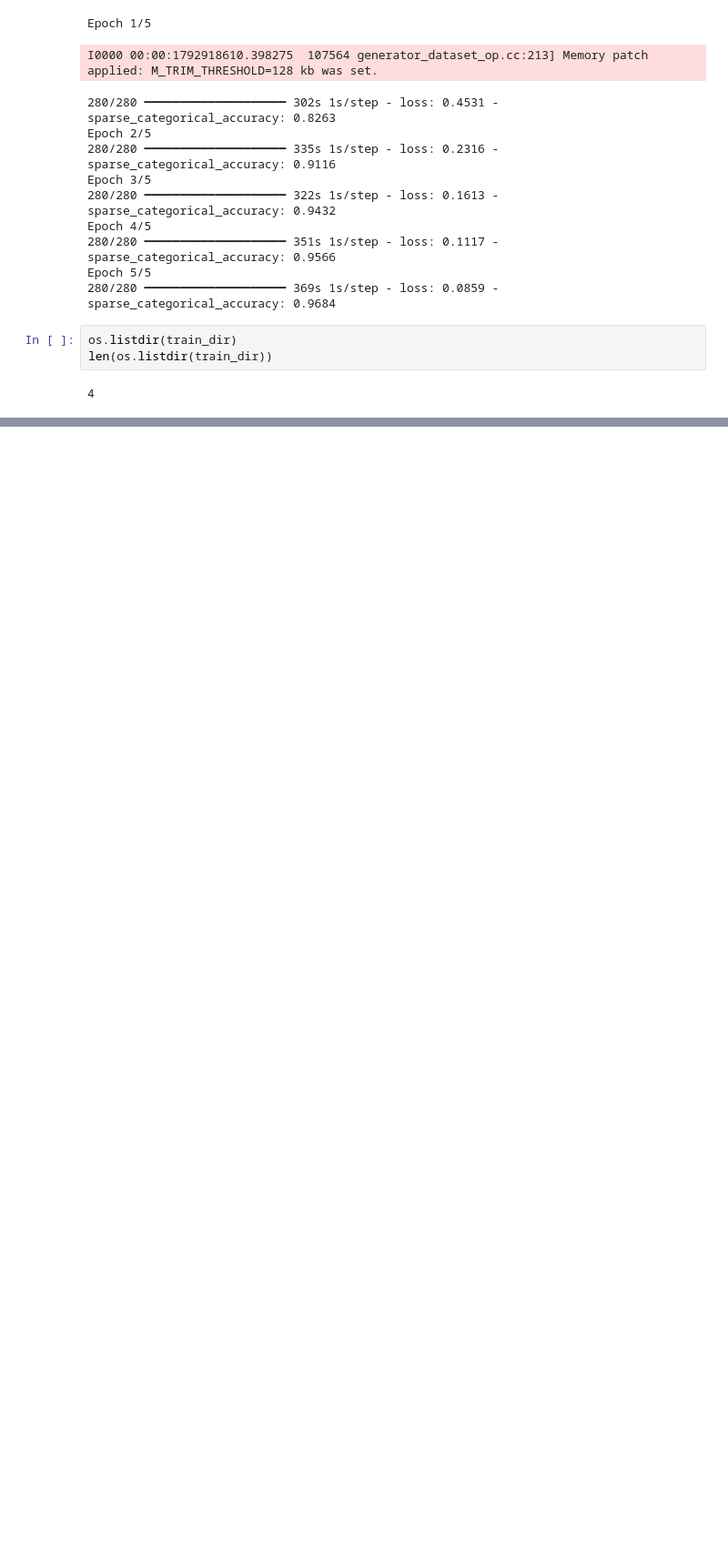
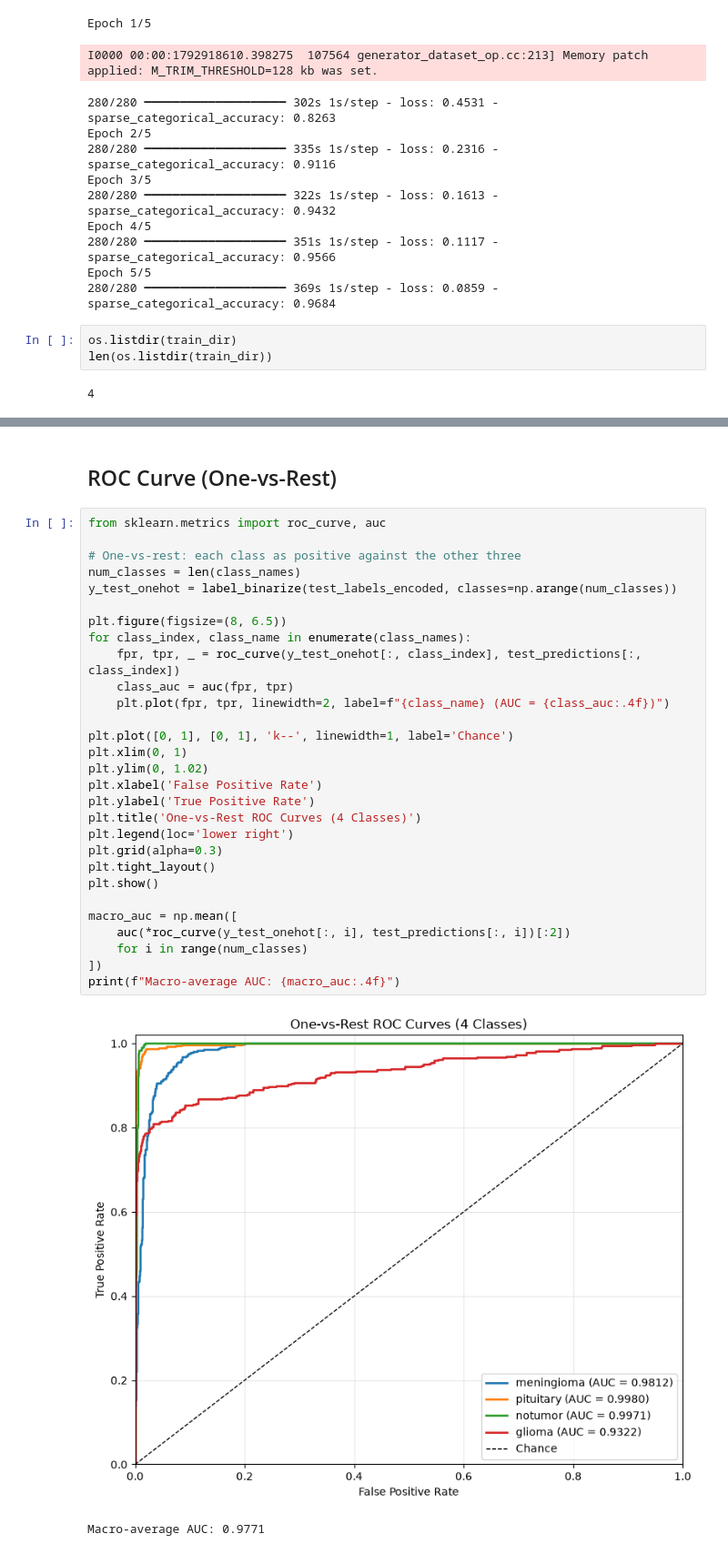
Before and after one commit to Nishanta04/MRI_Detection, a Jupyter notebook: VGG16.ipynb, the cells around one changed output, grey strips where cells are left out. Shown at 91% size. Drawn from its saved outputs; the diff is of its cells as text; blank space fills up the shorter version.

```diff
--- a/VGG16.ipynb
+++ b/VGG16.ipynb
@@ -390,0 +338,34 @@ plt.show()
+# %% [markdown]
+## ROC Curve (One-vs-Rest)
+# %%
+from sklearn.metrics import roc_curve, auc
+
+# One-vs-rest: each class as positive against the other three
+num_classes = len(class_names)
+y_test_onehot = label_binarize(test_labels_encoded, classes=np.arange(num_classes))
+
+plt.figure(figsize=(8, 6.5))
+for class_index, class_name in enumerate(class_names):
+    fpr, tpr, _ = roc_curve(y_test_onehot[:, class_index], test_predictions[:, class_index])
+    class_auc = auc(fpr, tpr)
+    plt.plot(fpr, tpr, linewidth=2, label=f"{class_name} (AUC = {class_auc:.4f})")
+
+plt.plot([0, 1], [0, 1], 'k--', linewidth=1, label='Chance')
+plt.xlim(0, 1)
+plt.ylim(0, 1.02)
+plt.xlabel('False Positive Rate')
+plt.ylabel('True Positive Rate')
+plt.title('One-vs-Rest ROC Curves (4 Classes)')
+plt.legend(loc='lower right')
+plt.grid(alpha=0.3)
+plt.tight_layout()
+plt.show()
+
+macro_auc = np.mean([
+    auc(*roc_curve(y_test_onehot[:, i], test_predictions[:, i])[:2])
+    for i in range(num_classes)
+])
+print(f"Macro-average AUC: {macro_auc:.4f}")
+# %% [output]
+[figure, added]
+Macro-average AUC: 0.9771
```
Also changed, not shown: parts of 15 cells of this notebook, 7 other files.
